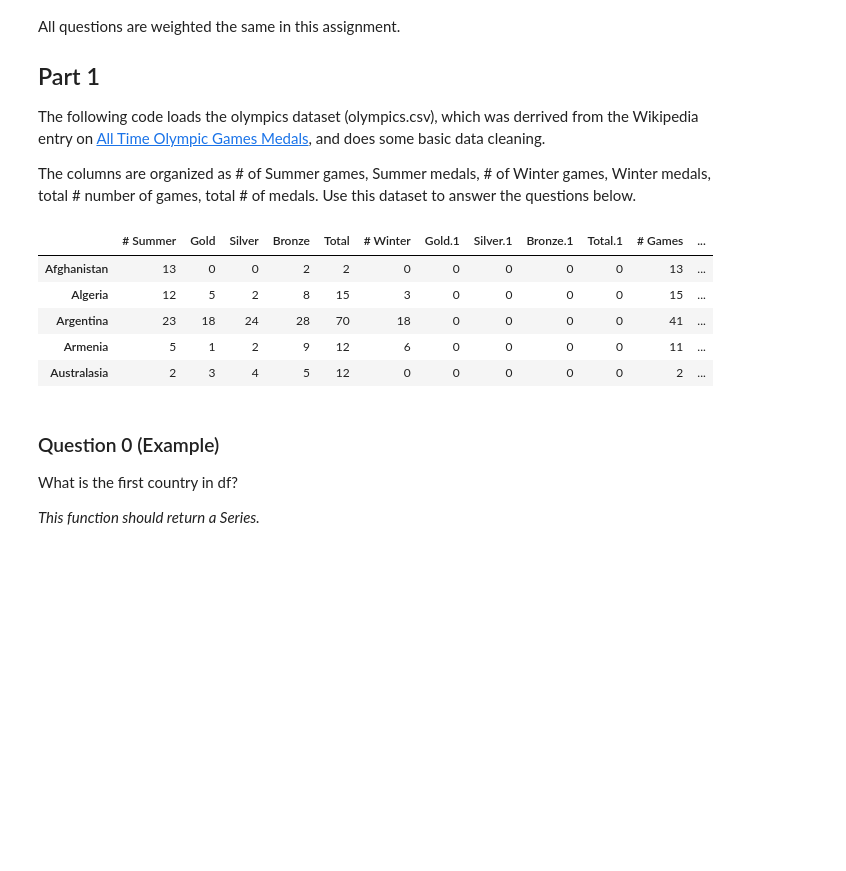
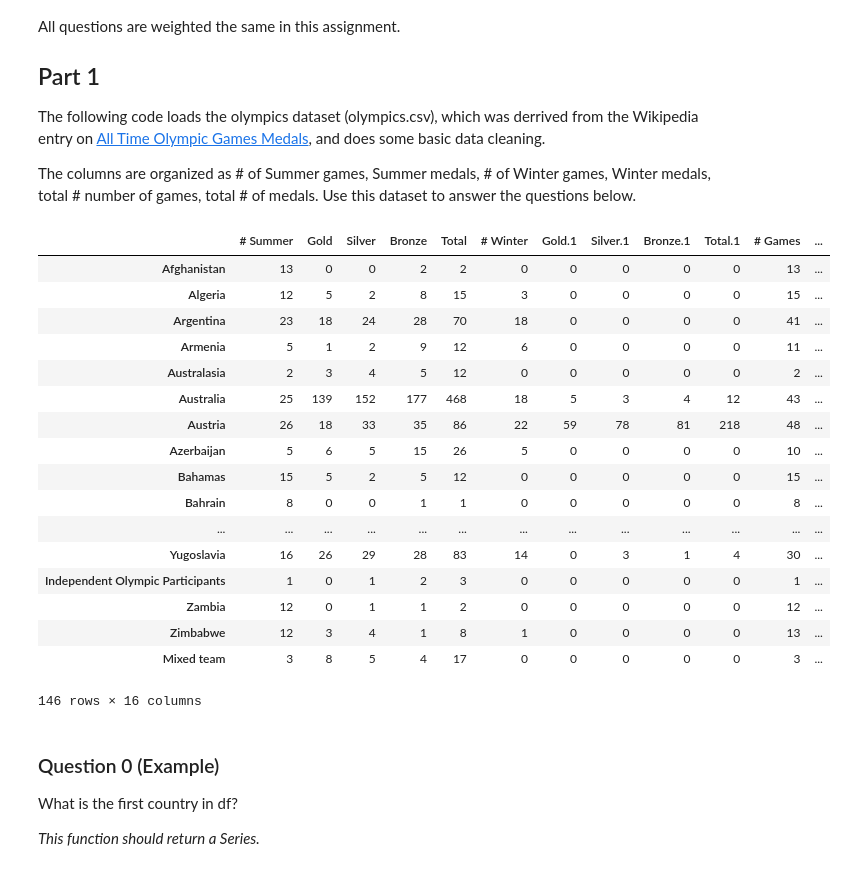
Before and after one commit to 7sam7/applied-data-science-with-python-specialization, a Jupyter notebook: assignments/as2/Assignment 2.ipynb, the cells around one changed output. Saved outputs shown, nothing was run; the diff lists cells and outputs as text; code cells hidden in the pictures; blank space fills up the shorter version.

```diff
--- a/assignments/as2/Assignment 2.ipynb
+++ b/assignments/as2/Assignment 2.ipynb
@@ -8,32 +8,44 @@ The columns are organized as # of Summer games, Summer medals, # of Winter games
 # %%
 import pandas as pd
 
 df = pd.read_csv('olympics.csv', index_col=0, skiprows=1)
 
 for col in df.columns:
     if col[:2]=='01':
         df.rename(columns={col:'Gold'+col[4:]}, inplace=True)
     if col[:2]=='02':
         df.rename(columns={col:'Silver'+col[4:]}, inplace=True)
     if col[:2]=='03':
         df.rename(columns={col:'Bronze'+col[4:]}, inplace=True)
     if col[:1]=='№':
         df.rename(columns={col:'#'+col[1:]}, inplace=True)
 
 names_ids = df.index.str.split('\s\(') # split the index by '('
 
 df.index = names_ids.str[0] # the [0] element is the country name (new index)
 df['ID'] = names_ids.str[1].str[:3] # the [1] element is the abbreviation or ID (take first 3 characters from that)
 
 df = df.drop('Totals')
-df.head()
+df
 # %% [output]
 |  | # Summer | Gold | Silver | Bronze | Total | # Winter | Gold.1 | Silver.1 | Bronze.1 | Total.1 | # Games | ... |
 | Afghanistan | 13 | 0 | 0 | 2 | 2 | 0 | 0 | 0 | 0 | 0 | 13 | ... |
 | Algeria | 12 | 5 | 2 | 8 | 15 | 3 | 0 | 0 | 0 | 0 | 15 | ... |
 | Argentina | 23 | 18 | 24 | 28 | 70 | 18 | 0 | 0 | 0 | 0 | 41 | ... |
 | Armenia | 5 | 1 | 2 | 9 | 12 | 6 | 0 | 0 | 0 | 0 | 11 | ... |
 | Australasia | 2 | 3 | 4 | 5 | 12 | 0 | 0 | 0 | 0 | 0 | 2 | ... |
+| Australia | 25 | 139 | 152 | 177 | 468 | 18 | 5 | 3 | 4 | 12 | 43 | ... |
+| Austria | 26 | 18 | 33 | 35 | 86 | 22 | 59 | 78 | 81 | 218 | 48 | ... |
+| Azerbaijan | 5 | 6 | 5 | 15 | 26 | 5 | 0 | 0 | 0 | 0 | 10 | ... |
+| Bahamas | 15 | 5 | 2 | 5 | 12 | 0 | 0 | 0 | 0 | 0 | 15 | ... |
+| Bahrain | 8 | 0 | 0 | 1 | 1 | 0 | 0 | 0 | 0 | 0 | 8 | ... |
+| ... | ... | ... | ... | ... | ... | ... | ... | ... | ... | ... | ... | ... |
+| Yugoslavia | 16 | 26 | 29 | 28 | 83 | 14 | 0 | 3 | 1 | 4 | 30 | ... |
+| Independent Olympic Participants | 1 | 0 | 1 | 2 | 3 | 0 | 0 | 0 | 0 | 0 | 1 | ... |
+| Zambia | 12 | 0 | 1 | 1 | 2 | 0 | 0 | 0 | 0 | 0 | 12 | ... |
+| Zimbabwe | 12 | 3 | 4 | 1 | 8 | 1 | 0 | 0 | 0 | 0 | 13 | ... |
+| Mixed team | 3 | 8 | 5 | 4 | 17 | 0 | 0 | 0 | 0 | 0 | 3 | ... |
+146 rows × 16 columns
 # %% [markdown]
 ### Question 0 (Example)
 
```
Also changed, not shown: parts of 3 cells of this notebook.
